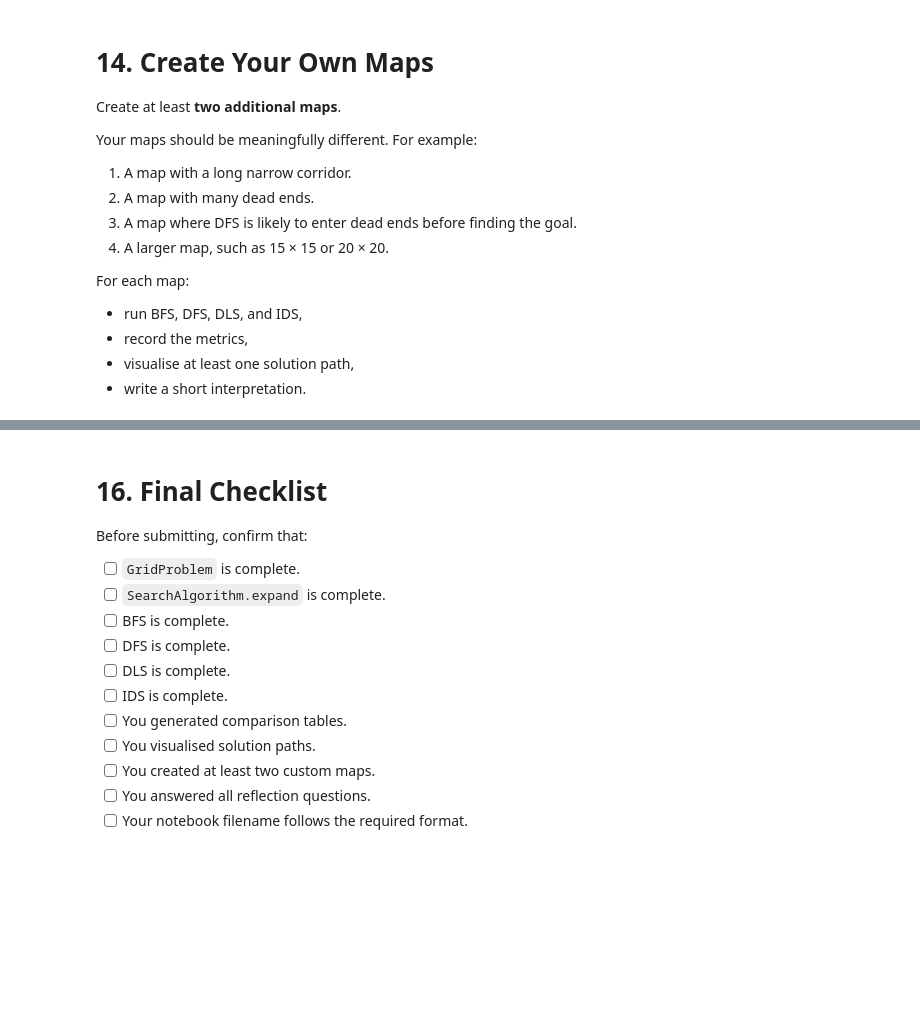
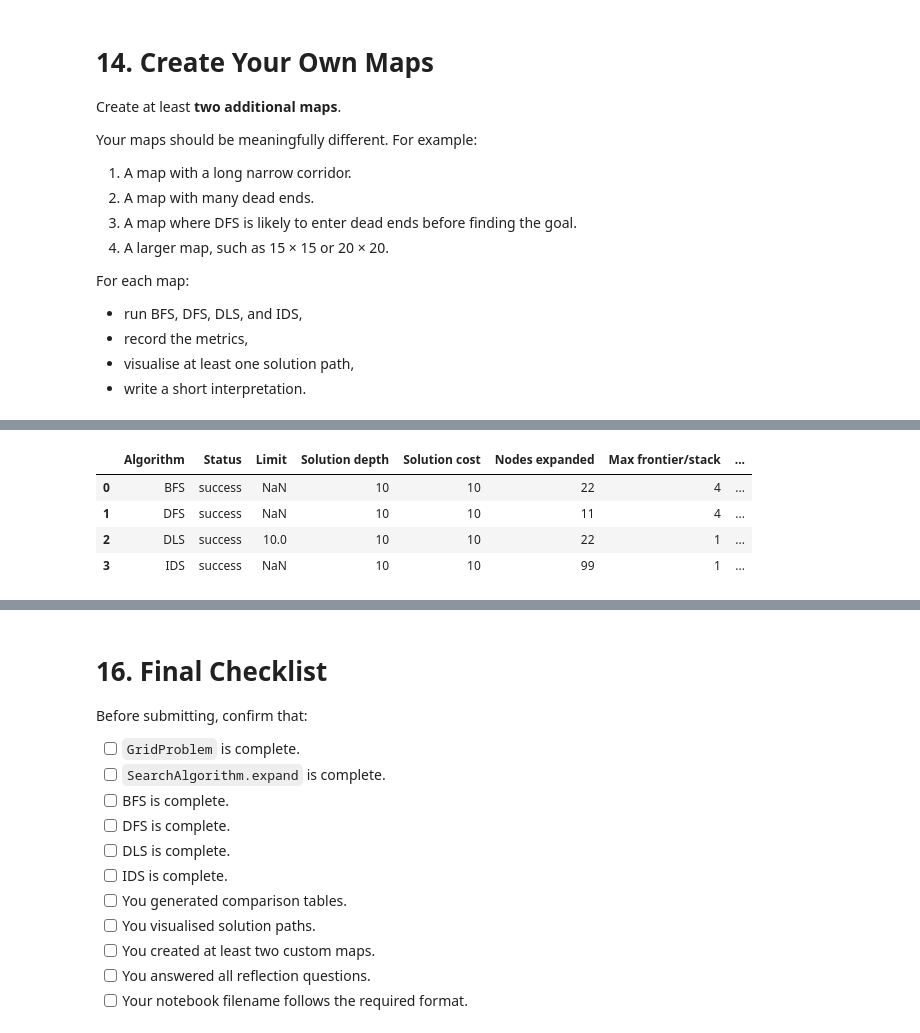
Before and after one commit to dbaffourd-ai/intro-to-ai-lab1, a Jupyter notebook: Lab_1_Part_A.ipynb, the cells around one changed output, grey strips where cells are left out. Saved outputs shown, nothing was run; the diff lists cells and outputs as text; code cells hidden in the pictures; blank space fills up the shorter version.

```diff
--- a/Lab_1_Part_A.ipynb
+++ b/Lab_1_Part_A.ipynb
@@ -1098,23 +998,32 @@ custom_goal_1 = None
 # %%
-# TODO 11:
-# Create your second custom map here.
-
 custom_grid_2 = [
-    # Replace this with your own grid.
+    [0, 1, 0, 0, 0, 0],
+    [0, 1, 0, 1, 1, 0],
+    [0, 0, 0, 1, 0, 0],
+    [1, 1, 0, 1, 0, 1],
+    [0, 0, 0, 0, 0, 0],
+    [0, 1, 1, 1, 1, 0],
 ]
 
-custom_start_2 = None
-custom_goal_2 = None
+custom_start_2 = (0, 0)
+custom_goal_2 = (5, 5)
 
-# Example after completing:
-# custom_problem_2 = GridProblem(custom_grid_2, custom_start_2, custom_goal_2)
-# custom_results_2 = [
-#     bfs.search(custom_problem_2),
-#     dfs.search(custom_problem_2),
-#     dls.search(custom_problem_2, limit=20),
-#     ids.search(custom_problem_2, max_depth=40),
-# ]
-# show_results(custom_results_2)
+custom_problem_2 = GridProblem(custom_grid_2, custom_start_2, custom_goal_2)
+
+custom_results_2 = [
+    bfs.search(custom_problem_2),
+    dfs.search(custom_problem_2),
+    dls.search(custom_problem_2),
+    ids.search(custom_problem_2),
+]
+
+show_results(custom_results_2)
+# %% [output]
+|  | Algorithm | Status | Limit | Solution depth | Solution cost | Nodes expanded | Max frontier/stack | ... |
+| 0 | BFS | success | NaN | 10 | 10 | 22 | 4 | ... |
+| 1 | DFS | success | NaN | 10 | 10 | 11 | 4 | ... |
+| 2 | DLS | success | 10.0 | 10 | 10 | 22 | 1 | ... |
+| 3 | IDS | success | NaN | 10 | 10 | 99 | 1 | ... |
 # %% [markdown]
 # 15. Reflection Questions
 
```
Also changed, not shown: parts of 11 cells of this notebook.
